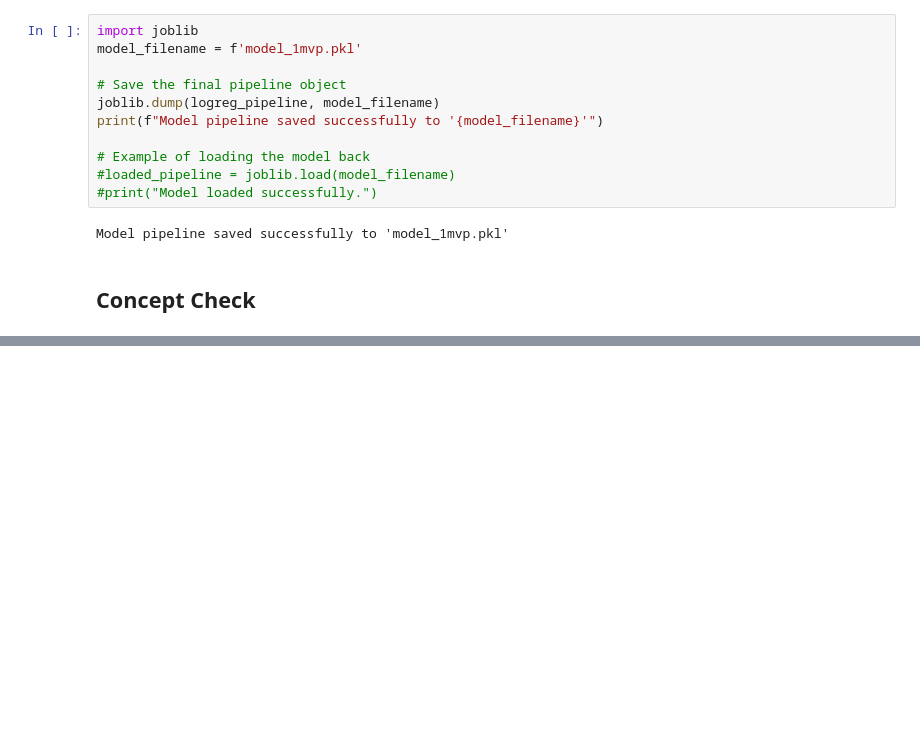
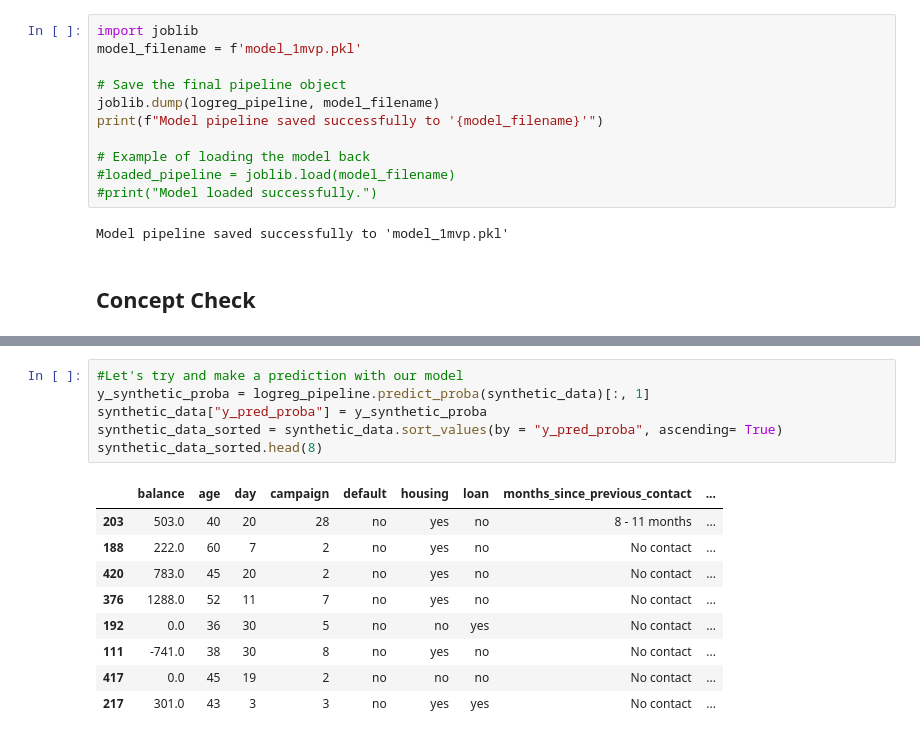
Before and after one commit to csmoilis/final_assignment_bank_campaign, a Jupyter notebook: Cristian_notebook.ipynb, the cells around one changed output, grey strips where cells are left out. Cells and saved outputs as stored; diff of their text form; blank space fills up the shorter version.

```diff
--- a/Cristian_notebook.ipynb
+++ b/Cristian_notebook.ipynb
@@ -1170,0 +1231,16 @@ Model pipeline saved successfully to 'model_1mvp.pkl'
+# %%
+#Let's try and make a prediction with our model
+y_synthetic_proba = logreg_pipeline.predict_proba(synthetic_data)[:, 1]
+synthetic_data["y_pred_proba"] = y_synthetic_proba
+synthetic_data_sorted = synthetic_data.sort_values(by = "y_pred_proba", ascending= True)
+synthetic_data_sorted.head(8)
+# %% [output]
+|  | balance | age | day | campaign | default | housing | loan | months_since_previous_contact | ... |
+| 203 | 503.0 | 40 | 20 | 28 | no | yes | no | 8 - 11 months | ... |
+| 188 | 222.0 | 60 | 7 | 2 | no | yes | no | No contact | ... |
+| 420 | 783.0 | 45 | 20 | 2 | no | yes | no | No contact | ... |
+| 376 | 1288.0 | 52 | 11 | 7 | no | yes | no | No contact | ... |
+| 192 | 0.0 | 36 | 30 | 5 | no | no | yes | No contact | ... |
+| 111 | -741.0 | 38 | 30 | 8 | no | yes | no | No contact | ... |
+| 417 | 0.0 | 45 | 19 | 2 | no | no | no | No contact | ... |
+| 217 | 301.0 | 43 | 3 | 3 | no | yes | yes | No contact | ... |
```
Also changed, not shown: parts of 16 cells of this notebook, 5 other files.
